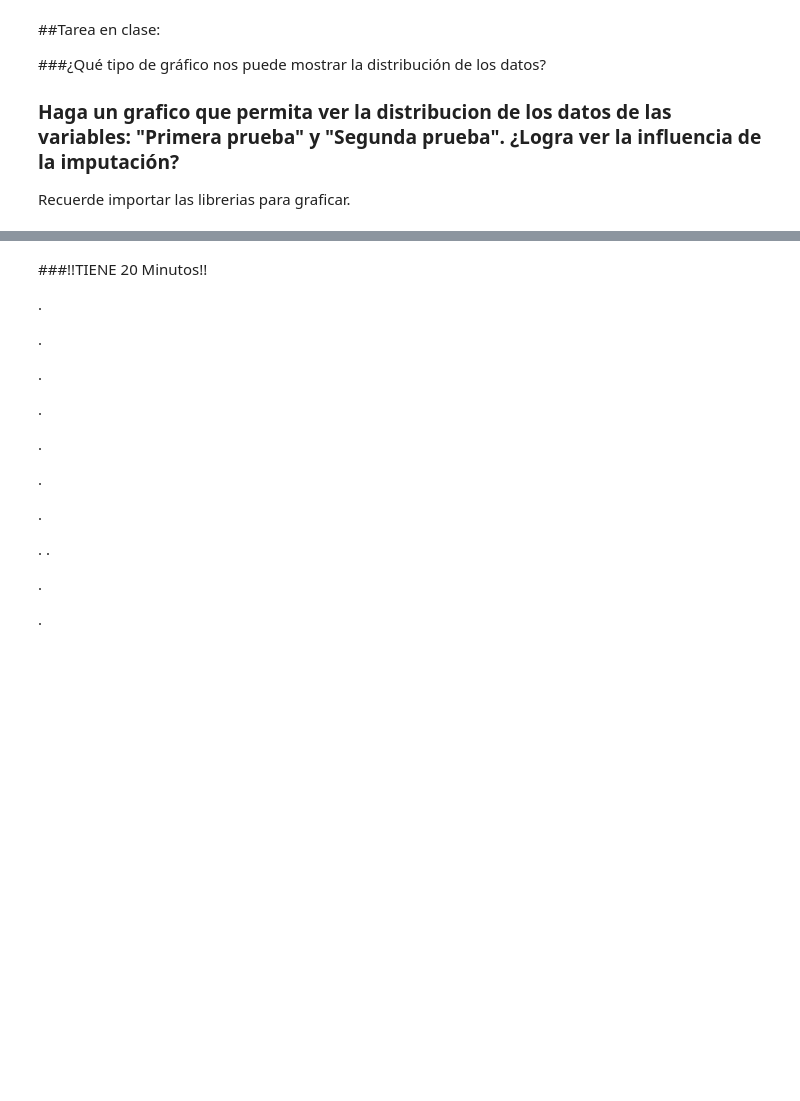
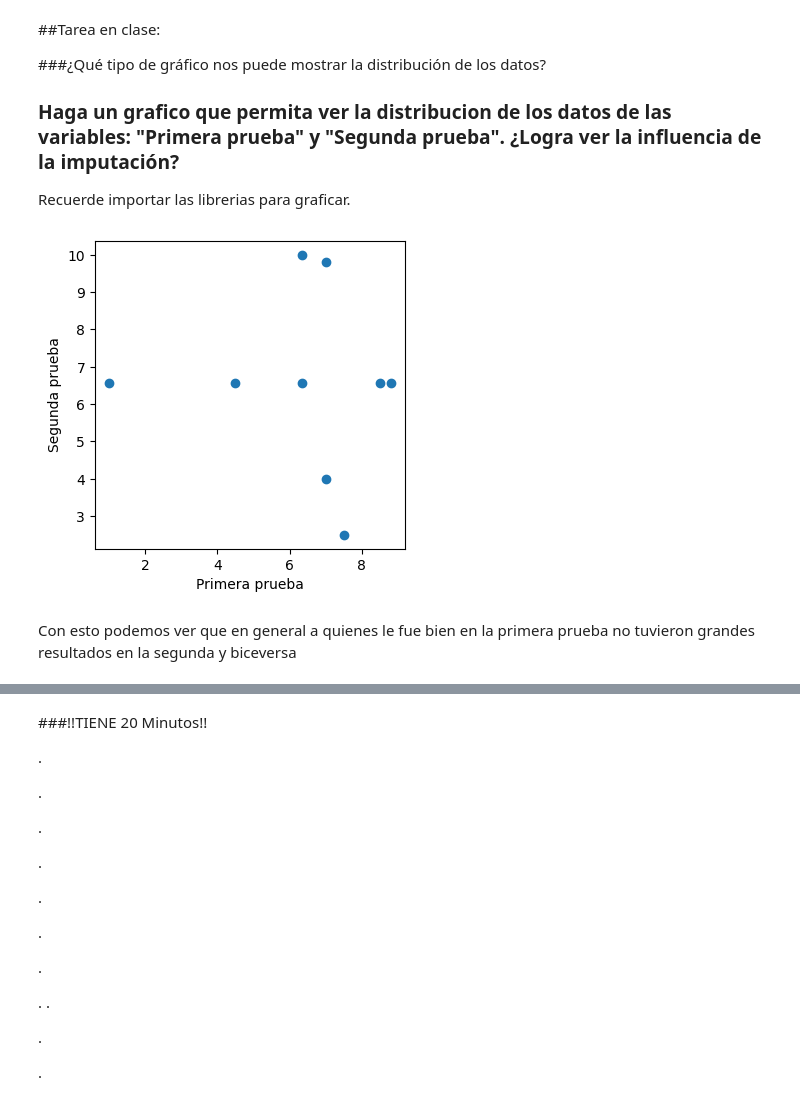
Before and after one commit to Ekronec/Machine-Learning, a Jupyter notebook: Experiencia 1/1.5 Estrategias para tratamiento/1.5.2 Datos_Faltantes.ipynb, the cells around one changed output, grey strips where cells are left out. Drawn from its saved outputs; the diff is of its cells as text; code cells hidden in the pictures; blank space fills up the shorter version.

```diff
--- a/Experiencia 1/1.5 Estrategias para tratamiento/1.5.2 Datos_Faltantes.ipynb
+++ b/Experiencia 1/1.5 Estrategias para tratamiento/1.5.2 Datos_Faltantes.ipynb
@@ -118,0 +120,11 @@ import matplotlib.pyplot as plt
+# %%
+plt.figure(figsize=(4, 4))
+
+plt.scatter(x='Primera prueba', y='Segunda prueba', data=df2_imp)
+plt.xlabel('Primera prueba')
+plt.ylabel('Segunda prueba')
+plt.show()
+# %% [output]
+[figure, added]
+# %% [markdown]
+Con esto podemos ver que en general a quienes le fue bien en la primera prueba no tuvieron grandes resultados en la segunda y biceversa
```
Also changed, not shown: parts of 7 cells of this notebook.
